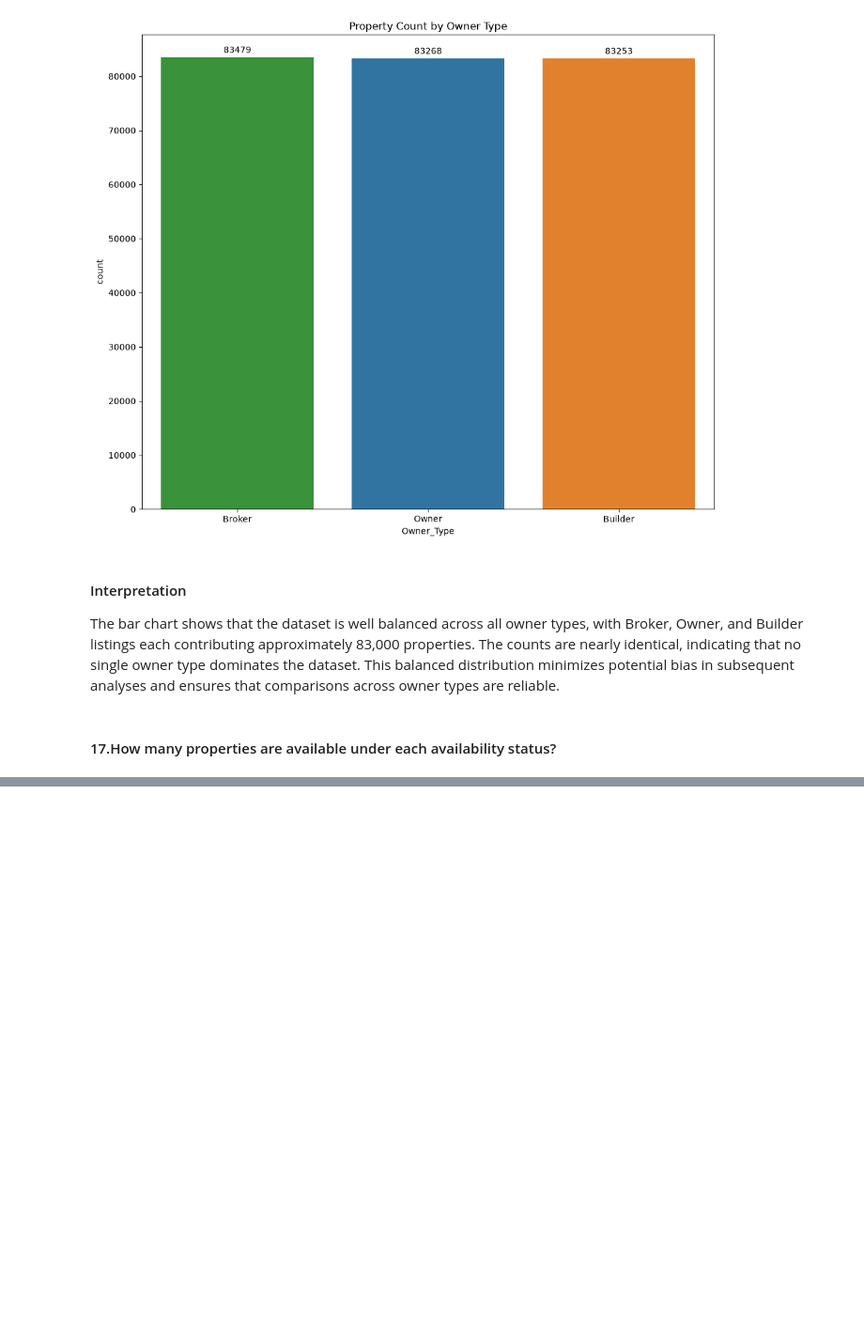
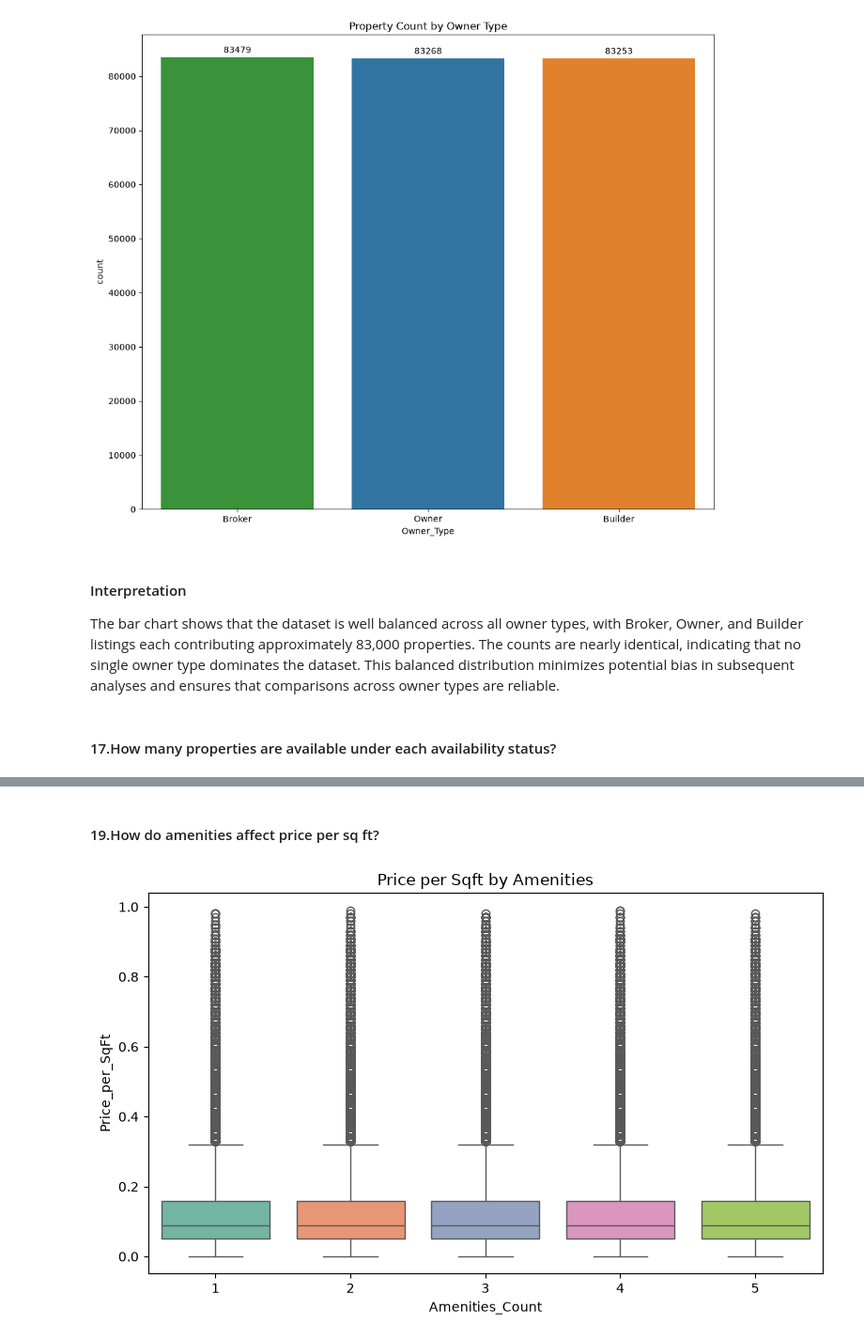
Before and after one commit to mukundnaramesh2605/Real-Estate-Investment-Advisor---Predicting-Property-Profitability-Future-Value, a Jupyter notebook: EDA.ipynb, the cells around one changed output, grey strips where cells are left out. Shown at 94% size. Cells and saved outputs as stored; diff of their text form; code cells hidden in the pictures; blank space fills up the shorter version.

```diff
--- a/EDA.ipynb
+++ b/EDA.ipynb
@@ -554,0 +588,10 @@ The bar chart shows that the dataset is well balanced across all owner types, wi
+# %% [markdown]
+#### 19.How do amenities affect price per sq ft?
+# %%
+plt.figure(figsize=(8,5))
+sns.boxplot(data=housing_df, x='Amenities_Count', y='Price_per_SqFt', hue='Amenities_Count', palette='Set2', legend=False)
+plt.title('Price per Sqft by Amenities')
+plt.tight_layout()
+plt.show()
+# %% [output]
+[figure, added]
```
Also changed, not shown: parts of 9 cells of this notebook.
